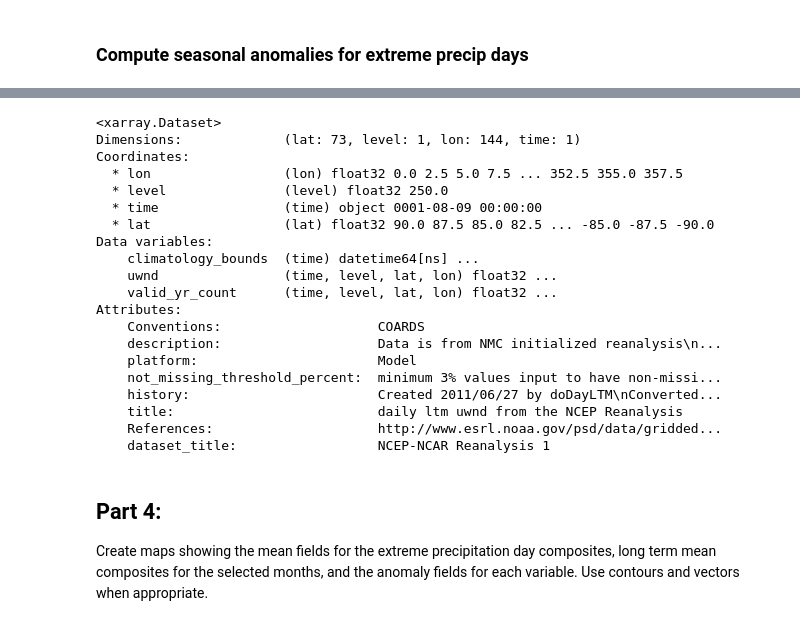
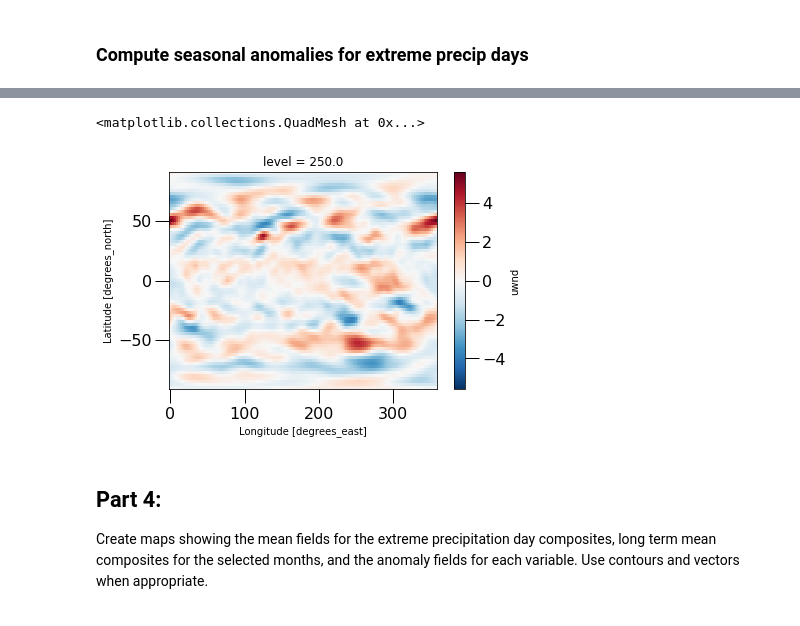
Before and after one commit to pgarg7/ATMS-597-SP-2020, a Jupyter notebook: project3.ipynb, the cells around one changed output, grey strips where cells are left out. Drawn from its saved outputs; the diff is of its cells as text; code cells hidden in the pictures.

```diff
--- a/project3.ipynb
+++ b/project3.ipynb
@@ -360,23 +333,0 @@ Attributes:
-# %%
-uwnd_temp.sel(time=uwnd_temp.time.dt.dayofyear==t.timetuple().tm_yday)
-# %% [output]
-<xarray.Dataset>
-Dimensions:             (lat: 73, level: 1, lon: 144, time: 1)
-Coordinates:
-  * lon                 (lon) float32 0.0 2.5 5.0 7.5 ... 352.5 355.0 357.5
-  * level               (level) float32 250.0
-  * time                (time) object 0001-08-09 00:00:00
-  * lat                 (lat) float32 90.0 87.5 85.0 82.5 ... -85.0 -87.5 -90.0
-Data variables:
-    climatology_bounds  (time) datetime64[ns] ...
-    uwnd                (time, level, lat, lon) float32 ...
-    valid_yr_count      (time, level, lat, lon) float32 ...
-Attributes:
-    Conventions:                    COARDS
-    description:                    Data is from NMC initialized reanalysis\n...
-    platform:                       Model
-    not_missing_threshold_percent:  minimum 3% values input to have non-missi...
-    history:                        Created 2011/06/27 by doDayLTM\nConverted...
-    title:                          daily ltm uwnd from the NCEP Reanalysis
-    References:                     http://www.esrl.noaa.gov/psd/data/gridded...
-    dataset_title:                  NCEP-NCAR Reanalysis 1
@@ -386,3 +334,10 @@ for index in len(shanghai_95th.time.values):
+# %%
+temp = calculate_anomaly('uwnd', 250)
+# %%
+temp.plot()
+# %% [output]
+<matplotlib.collections.QuadMesh at 0x...>
+[figure, added]
 # %% [markdown]
 ## Part 4:
 Create maps showing the mean fields for the extreme precipitation day composites, long term mean composites for the selected months, and the anomaly fields for each variable. Use contours and vectors when appropriate.
```
Also changed, not shown: parts of 7 cells of this notebook.
